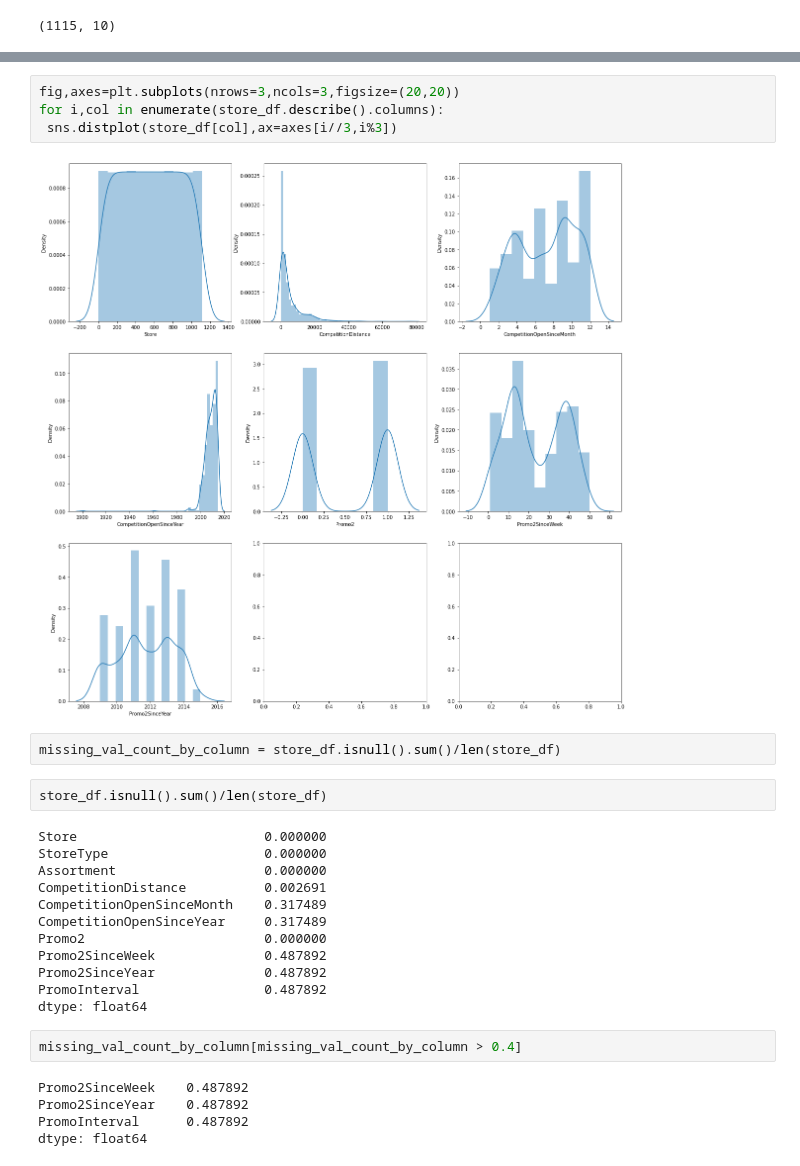
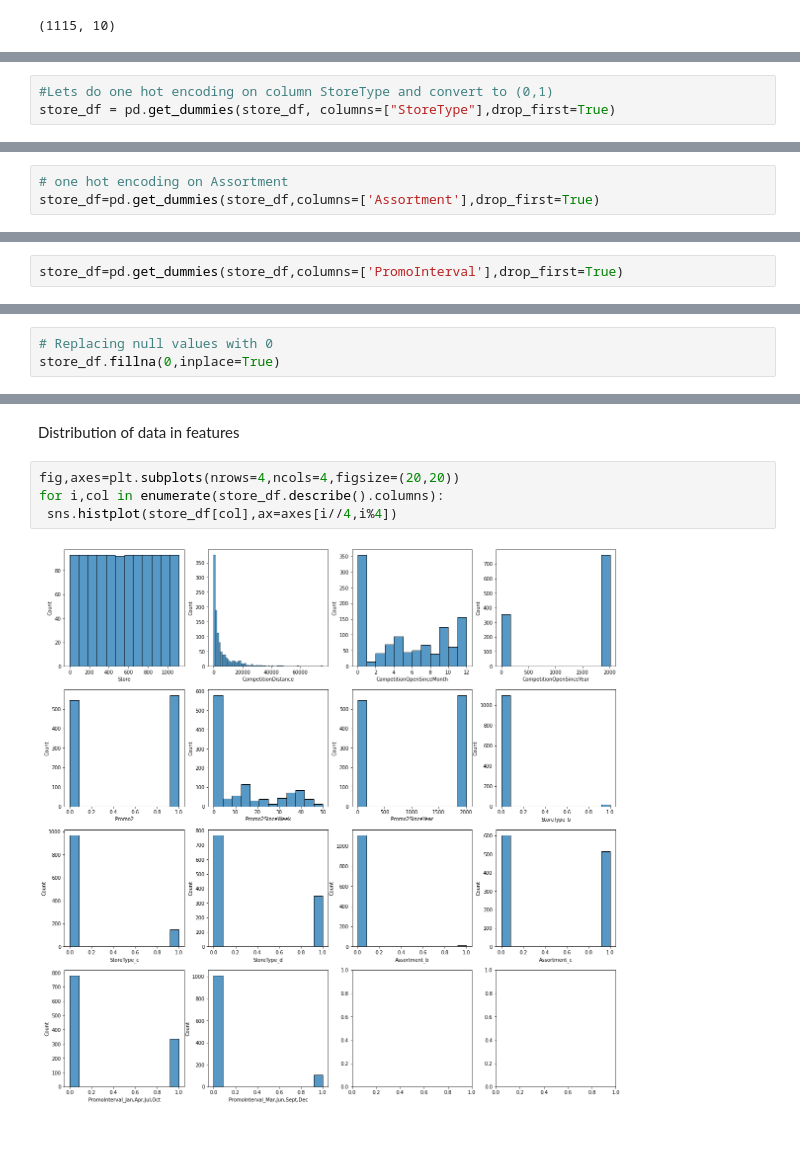
Before and after one commit to shivansh9770/Rossmann-Sales-Prediction-, a Jupyter notebook: Rossmann_Sales_Prediction_Capstone_Project.ipynb, the cells around one changed output, grey strips where cells are left out. Saved outputs shown, nothing was run; the diff lists cells and outputs as text; blank space fills up the shorter version.

```diff
--- a/Rossmann_Sales_Prediction_Capstone_Project.ipynb
+++ b/Rossmann_Sales_Prediction_Capstone_Project.ipynb
@@ -269,0 +330,3 @@ store_df.shape
+# %%
+#Lets do one hot encoding on column StoreType and convert to (0,1)
+store_df = pd.get_dummies(store_df, columns=["StoreType"],drop_first=True)
@@ -269,0 +350,3 @@ store_df.shape
+# %%
+# one hot encoding on Assortment
+store_df=pd.get_dummies(store_df,columns=['Assortment'],drop_first=True)
@@ -269,0 +379,2 @@ store_df.shape
+# %%
+store_df=pd.get_dummies(store_df,columns=['PromoInterval'],drop_first=True)
@@ -269,0 +383,3 @@ store_df.shape
+# %%
+# Replacing null values with 0
+store_df.fillna(0,inplace=True)
@@ -324,29 +415,8 @@ sns.heatmap(corr)
+# %% [markdown]
+Distribution of data in features
 # %%
-fig,axes=plt.subplots(nrows=3,ncols=3,figsize=(20,20))
+fig,axes=plt.subplots(nrows=4,ncols=4,figsize=(20,20))
 for i,col in enumerate(store_df.describe().columns):
- sns.distplot(store_df[col],ax=axes[i//3,i%3])
+ sns.histplot(store_df[col],ax=axes[i//4,i%4])
 # %% [output]
-[figure, old version]
+[figure, new version]
-# %%
-missing_val_count_by_column = store_df.isnull().sum()/len(store_df)
-# %%
-store_df.isnull().sum()/len(store_df)
-# %% [output]
-Store                        0.000000
-StoreType                    0.000000
-Assortment                   0.000000
-CompetitionDistance          0.002691
-CompetitionOpenSinceMonth    0.317489
-CompetitionOpenSinceYear     0.317489
-Promo2                       0.000000
-Promo2SinceWeek              0.487892
-Promo2SinceYear              0.487892
-PromoInterval                0.487892
-dtype: float64
-# %%
-missing_val_count_by_column[missing_val_count_by_column > 0.4]
-# %% [output]
-Promo2SinceWeek    0.487892
-Promo2SinceYear    0.487892
-PromoInterval      0.487892
-dtype: float64
```
Also changed, not shown: parts of 76 cells of this notebook.
